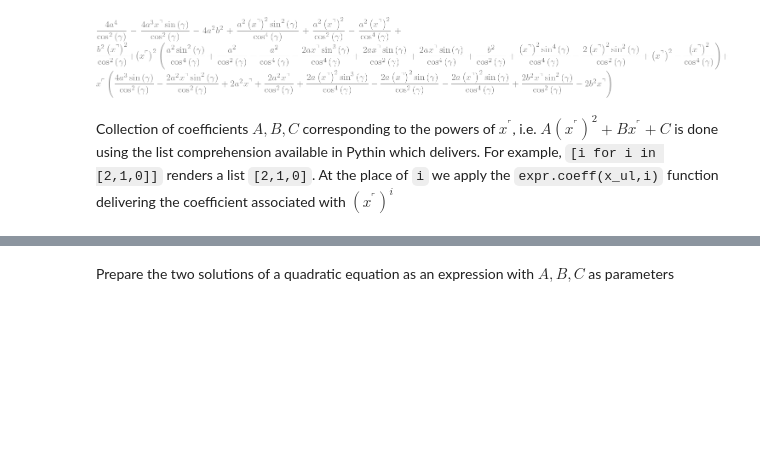
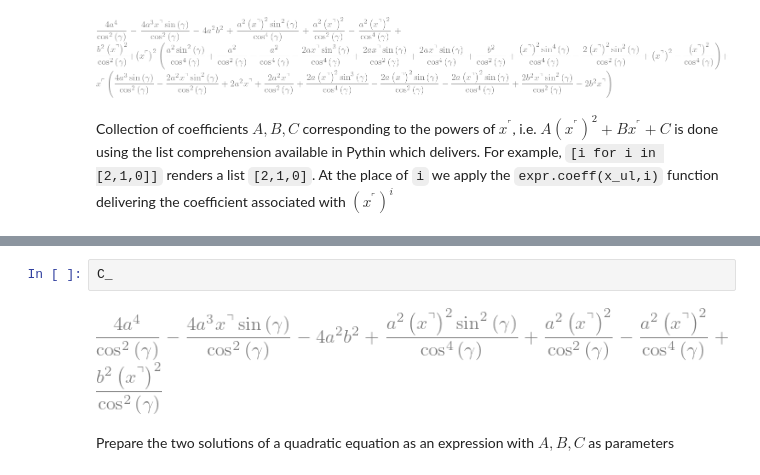
Before and after one commit to bmcs-group/bmcs_shell, a Jupyter notebook: bmcs_shell/folding/wb_cell_lab.ipynb, the cells around one changed output, grey strips where cells are left out. Drawn from its saved outputs; the diff is of its cells as text; blank space fills up the shorter version.

```diff
--- a/bmcs_shell/folding/wb_cell_lab.ipynb
+++ b/bmcs_shell/folding/wb_cell_lab.ipynb
@@ -171,3 +176,7 @@ A_, B_, C_
+# %%
+C_
+# %% [output]
+[figure, added]
 # %% [markdown]
 Prepare the two solutions of a quadratic equation as an expression with $A, B, C$ as parameters
 # %%
```
Also changed, not shown: parts of 5 cells of this notebook, 2 other files.
